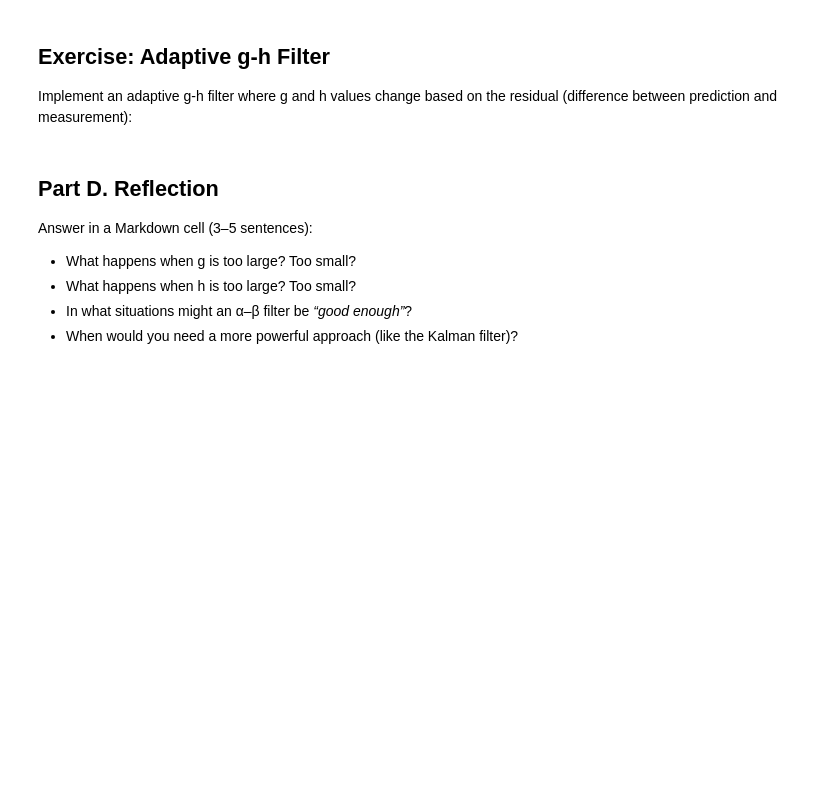
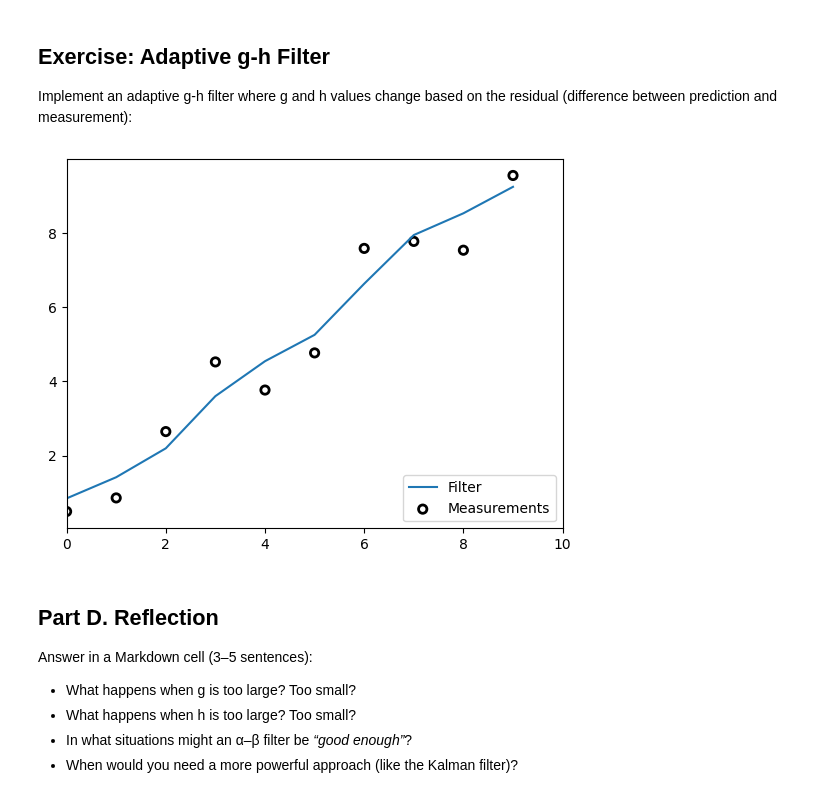
Before and after one commit to Archangelectra/embedded_ai, a Jupyter notebook: programming assignments/PA1_tracking_f25_student.ipynb, the cells around one changed output. Cells and saved outputs as stored; diff of their text form; code cells hidden in the pictures; blank space fills up the shorter version.

```diff
--- a/programming assignments/PA1_tracking_f25_student.ipynb
+++ b/programming assignments/PA1_tracking_f25_student.ipynb
@@ -594,10 +632,12 @@ def adaptive_g_h_filter(data, x0, dx, g_base, h_base, dt=1., adaptation_rate=0.1
 # %%
 # Test adaptive filter with synthetic data
 x0=0; dx=1; count=10; noise_factor=1
 rng = np.random.RandomState(42)
 measurements = gen_data(x0,dx, count, noise_factor)
-adaptive_estimates = adaptive_g_h_filter(data=measurements, x0=0., dx=1., g_base=0.25, h_base=0.25, dt=1., adaptation_rate=0.1)
-# plot_g_h_results(measurements, adaptive_estimates)
+adaptive_estimates, _, _ = adaptive_g_h_filter(data=measurements, x0=0., dx=1., g_base=0.25, h_base=0.25, dt=1., adaptation_rate=0.1)
+plot_g_h_results(measurements, adaptive_estimates)
+# %% [output]
+[figure, added]
 # %% [markdown]
 ## Part D. Reflection
 
```
Also changed, not shown: parts of 7 cells of this notebook.
